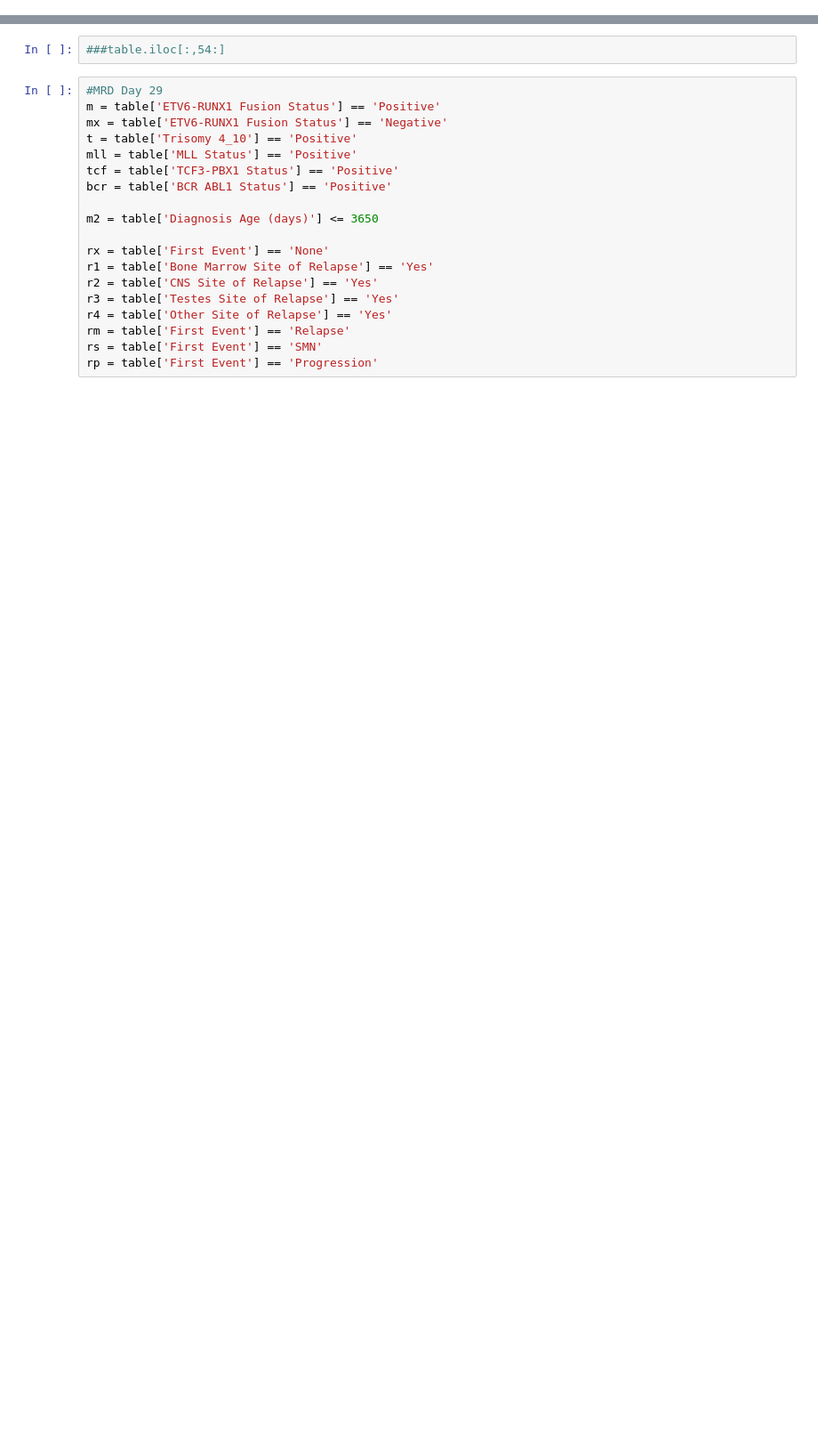
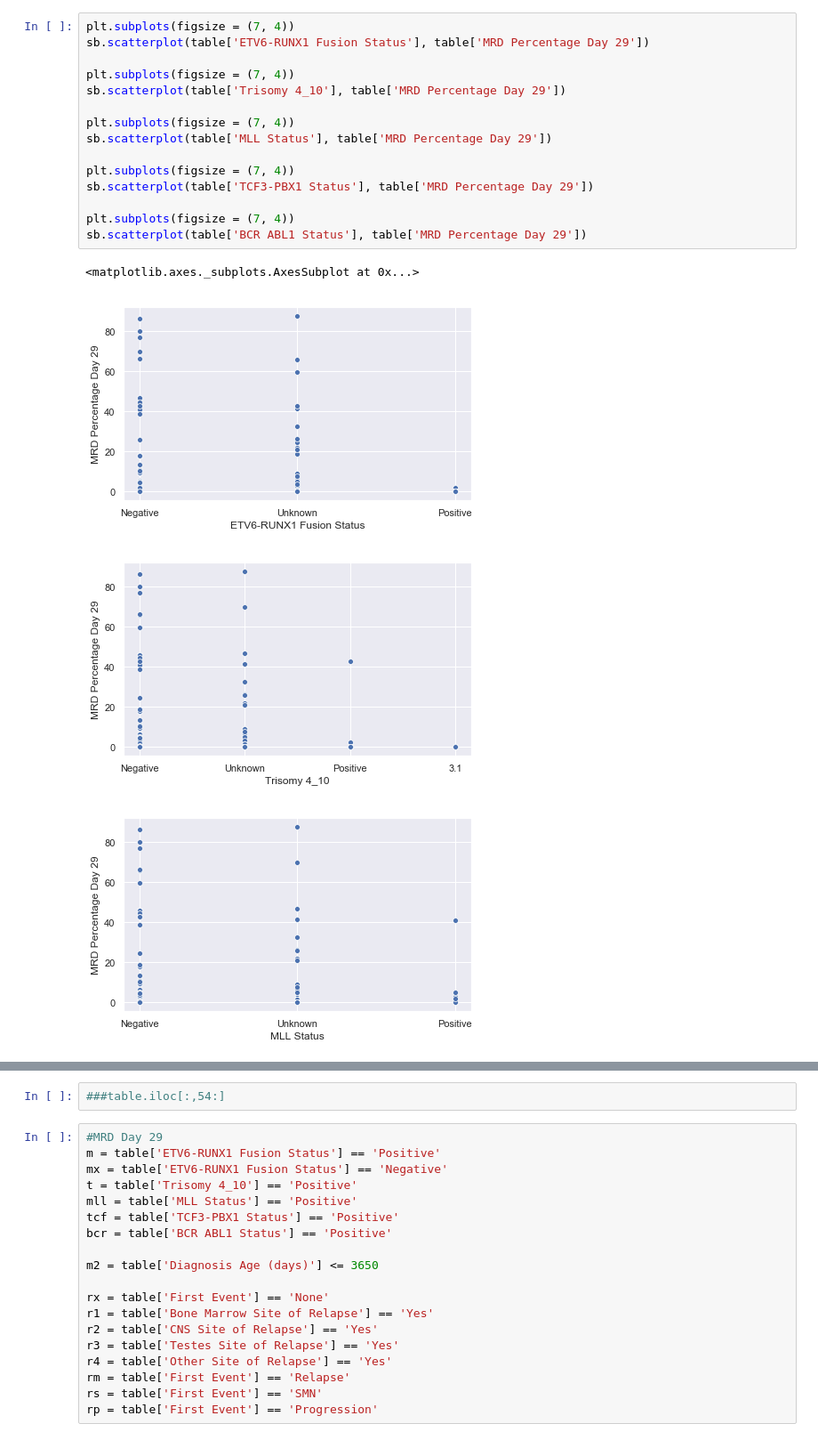
Before and after one commit to boringariel/python, a Jupyter notebook: visualization/ALL_miRNA_visualizing.ipynb, the cells around one changed output, grey strips where cells are left out. Shown at 89% size. Drawn from its saved outputs; the diff is of its cells as text; blank space fills up the shorter version.

```diff
--- a/visualization/ALL_miRNA_visualizing.ipynb
+++ b/visualization/ALL_miRNA_visualizing.ipynb
@@ -11,0 +49,20 @@ table = pd.read_csv('./clinical1.csv')
+# %%
+plt.subplots(figsize = (7, 4))
+sb.scatterplot(table['ETV6-RUNX1 Fusion Status'], table['MRD Percentage Day 29'])
+
+plt.subplots(figsize = (7, 4))
+sb.scatterplot(table['Trisomy 4_10'], table['MRD Percentage Day 29'])
+
+plt.subplots(figsize = (7, 4))
+sb.scatterplot(table['MLL Status'], table['MRD Percentage Day 29'])
+
+plt.subplots(figsize = (7, 4))
+sb.scatterplot(table['TCF3-PBX1 Status'], table['MRD Percentage Day 29'])
+
+plt.subplots(figsize = (7, 4))
+sb.scatterplot(table['BCR ABL1 Status'], table['MRD Percentage Day 29'])
+# %% [output]
+<matplotlib.axes._subplots.AxesSubplot at 0x...>
+[figure, added]
+[figure, added]
+[figure, added]
```
Also changed, not shown: parts of 60 cells of this notebook.
